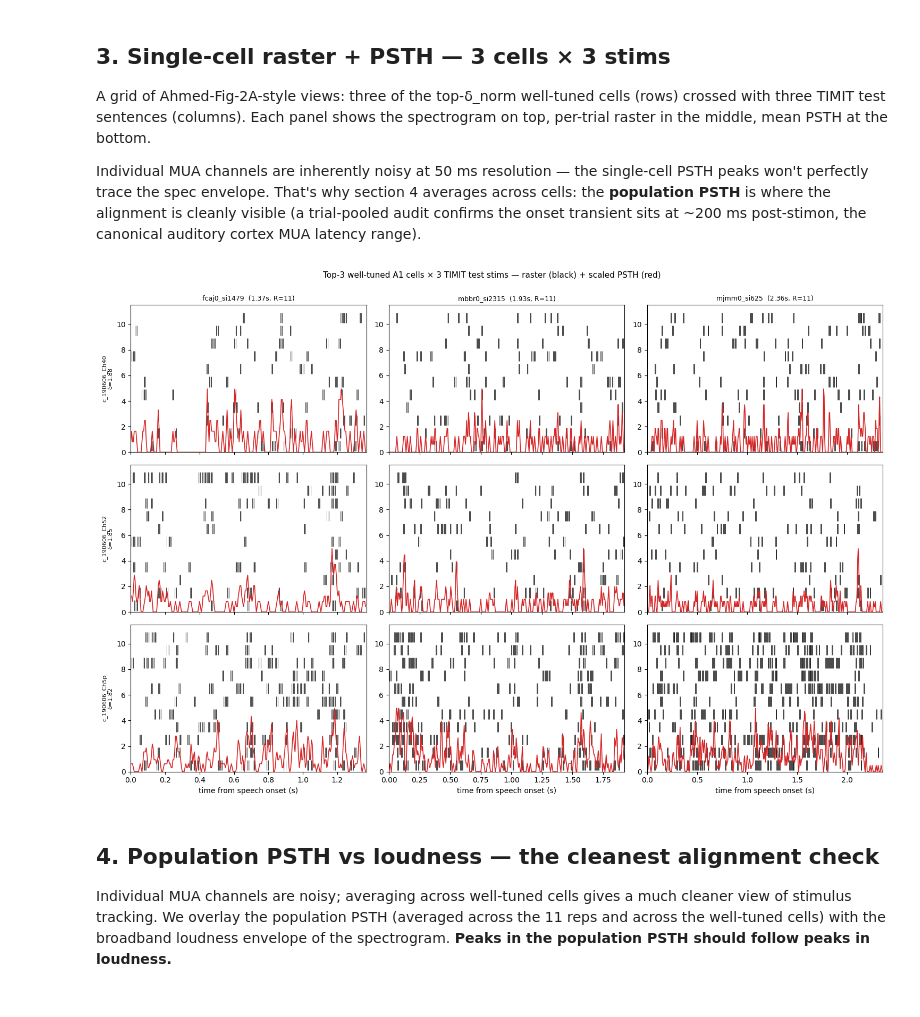
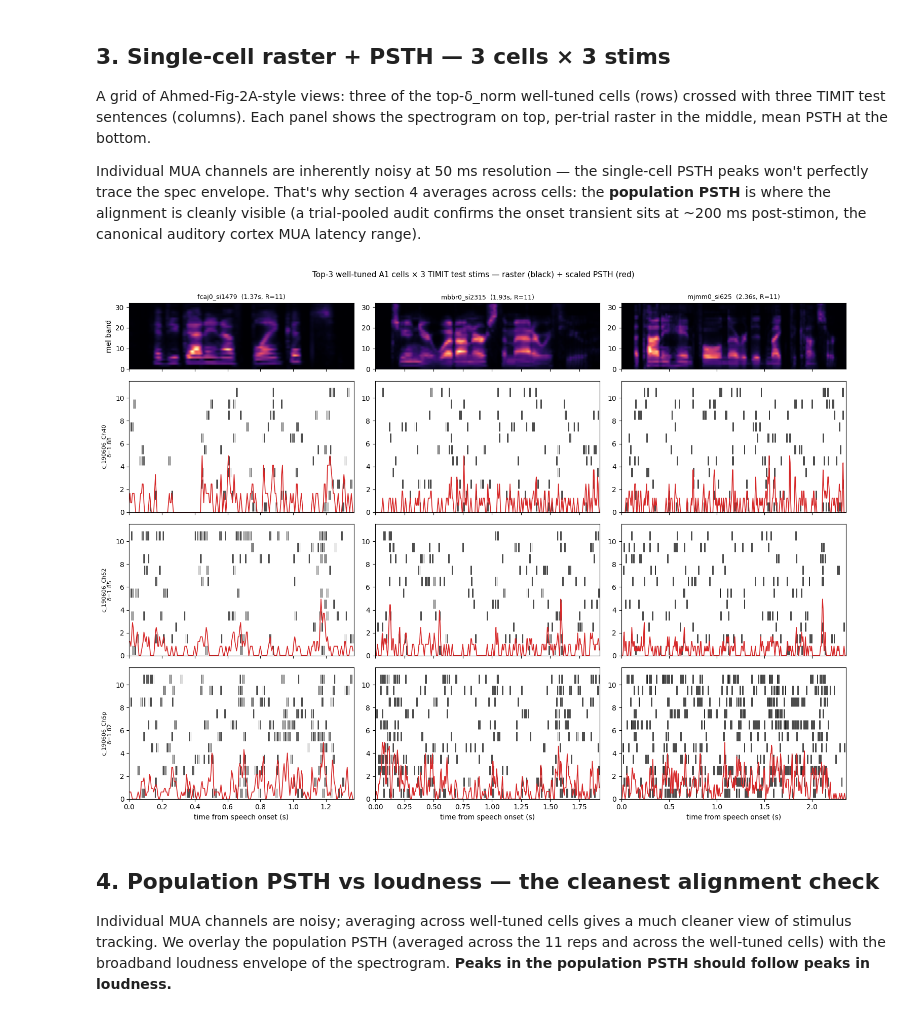
Before and after one commit to urancon/deepSTRF, a Jupyter notebook: examples/explore_downer2025.ipynb, the cells around one changed output. Cells and saved outputs as stored; diff of their text form; code cells hidden in the pictures.

```diff
--- a/examples/explore_downer2025.ipynb
+++ b/examples/explore_downer2025.ipynb
@@ -147,41 +147,49 @@ top3_cells = sorted(well_idx,
 test_idces = [i for i, m in enumerate(ds_timit.stim_meta) if m["split"] == "test"]
 stim_picks = [test_idces[0], test_idces[len(test_idces)//2], test_idces[-1]]
 
-fig, axes = plt.subplots(3, 3, figsize=(15, 10), sharex='col')
+n_rows = len(top3_cells) + 1   # +1 for the spectrogram strip on top
+fig, axes = plt.subplots(n_rows, 3, figsize=(15, 11), sharex='col',
+                          gridspec_kw={"height_ratios": [1] + [2] * len(top3_cells)})
 for col, s in enumerate(stim_picks):
     sm_s = ds_timit.stim_meta[s]
     spec = ds_timit.stims[s][0].numpy()
     T = spec.shape[-1]
     t = np.arange(T) * DT_MS / 1000.0
+    # Spectrogram strip on the top row
+    ax_spec = axes[0, col]
+    ax_spec.imshow(spec, origin="lower", aspect="auto", cmap="magma",
+                    extent=[t[0], t[-1] + DT_MS/1000.0, 0, spec.shape[0]])
+    ax_spec.set_title(f"{sm_s['name']}  ({sm_s['duration_s']:.2f}s, "
+                        f"R={ds_timit.responses[s][top3_cells[0]].shape[0]})",
+                        fontsize=9)
+    if col == 0:
+        ax_spec.set_ylabel("mel band")
     for row, n in enumerate(top3_cells):
         nm_row = ds_timit.nrn_meta[n]
-        ax = axes[row, col]
+        ax = axes[row + 1, col]
         r = ds_timit.responses[s][n].numpy()
         R = r.shape[0]
         psth = r.mean(axis=0)
         # raster on top half, PSTH on bottom half (sharing one axes)
         for trial in range(R):
             spikes = t[r[trial] > 0]
             ax.vlines(spikes, R - trial - 0.9, R - trial - 0.1,
                       color='k', linewidth=0.5)
         ax.plot(t, R * psth / max(psth.max(), 1e-9) * 0.45,
                 color='C3', linewidth=1.2)
         ax.set_ylim(0, R + 0.5)
         ax.set_xlim(t[0], t[-1] + DT_MS/1000.0)
-        if row == 0:
-            ax.set_title(f"{sm_s['name']}  ({sm_s['duration_s']:.2f}s, R={R})",
-                          fontsize=9)
         if col == 0:
             ax.set_ylabel(f"{nm_row['cell_id']}\nδ={nm_row['ahmed2025_timit_delta_normalized']:.2f}",
                           fontsize=8)
         if row == len(top3_cells) - 1:
             ax.set_xlabel("time from speech onset (s)")
 plt.suptitle("Top-3 well-tuned A1 cells × 3 TIMIT test stims — "
              "raster (black) + scaled PSTH (red)", fontsize=11, y=1.00)
 plt.tight_layout()
 plt.show()
 # %% [output]
-[figure, old version]
+[figure, new version]
 # %% [markdown]
 ## 4. Population PSTH vs loudness — the cleanest alignment check
 
```
Also changed, not shown: parts of 1 cell of this notebook.
